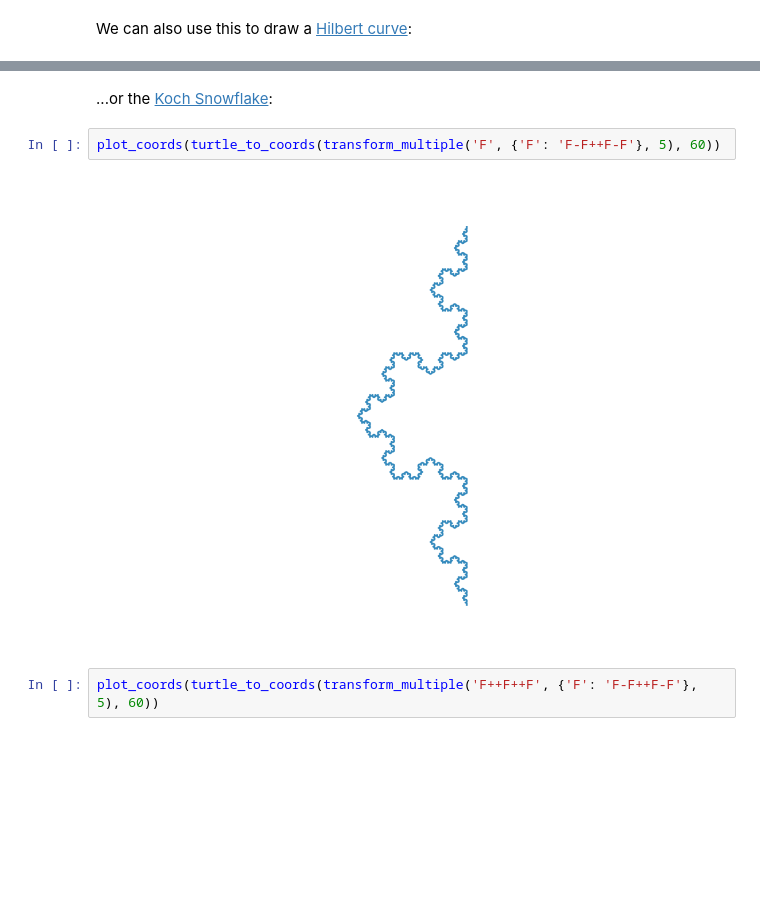
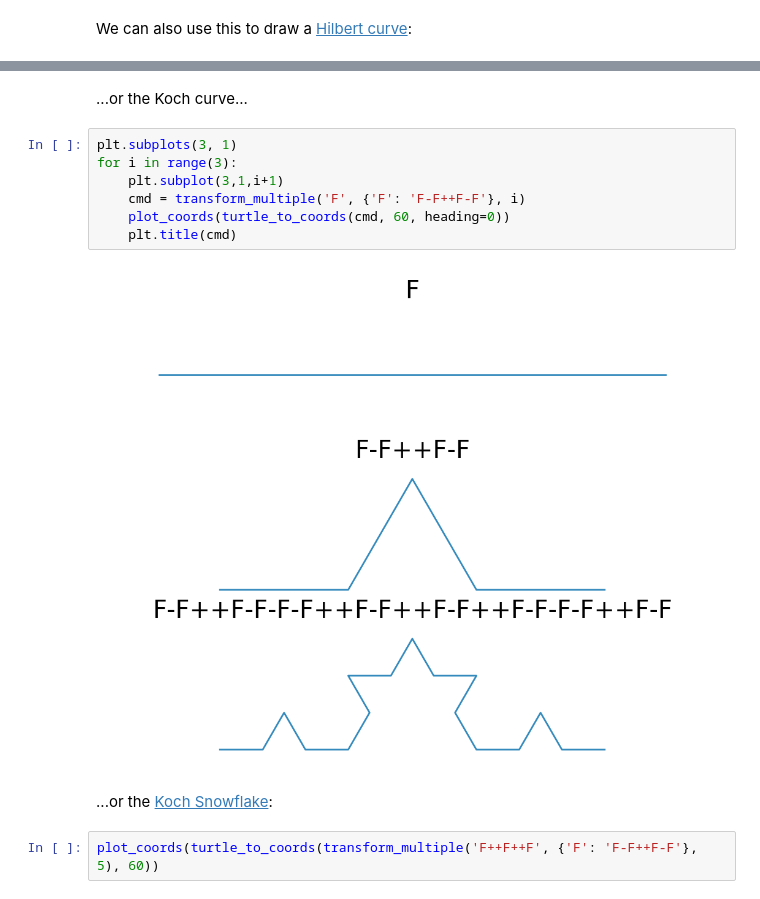
Before and after one commit to mmarzolla/chaos-fractals-phd-course, a Jupyter notebook: L-systems.ipynb, the cells around one changed output, grey strips where cells are left out. Cells and saved outputs as stored; diff of their text form; blank space fills up the shorter version.

```diff
--- a/L-systems.ipynb
+++ b/L-systems.ipynb
@@ -245,9 +248,16 @@ plot_coords(turtle_to_coords(transform_multiple('L', {
+# %% [markdown]
+...or the Koch curve...
+# %%
+plt.subplots(3, 1)
+for i in range(3):
+    plt.subplot(3,1,i+1)
+    cmd = transform_multiple('F', {'F': 'F-F++F-F'}, i)
+    plot_coords(turtle_to_coords(cmd, 60, heading=0))
+    plt.title(cmd)
+# %% [output]
+[figure, added]
 # %% [markdown]
 ...or the [Koch Snowflake](https://en.wikipedia.org/wiki/Koch_snowflake):
-# %%
-plot_coords(turtle_to_coords(transform_multiple('F', {'F': 'F-F++F-F'}, 5), 60))
-# %% [output]
-[figure, removed]
 # %%
 plot_coords(turtle_to_coords(transform_multiple('F++F++F', {'F': 'F-F++F-F'}, 5), 60))
 # %% [output]
```
Also changed, not shown: parts of 12 cells of this notebook.
